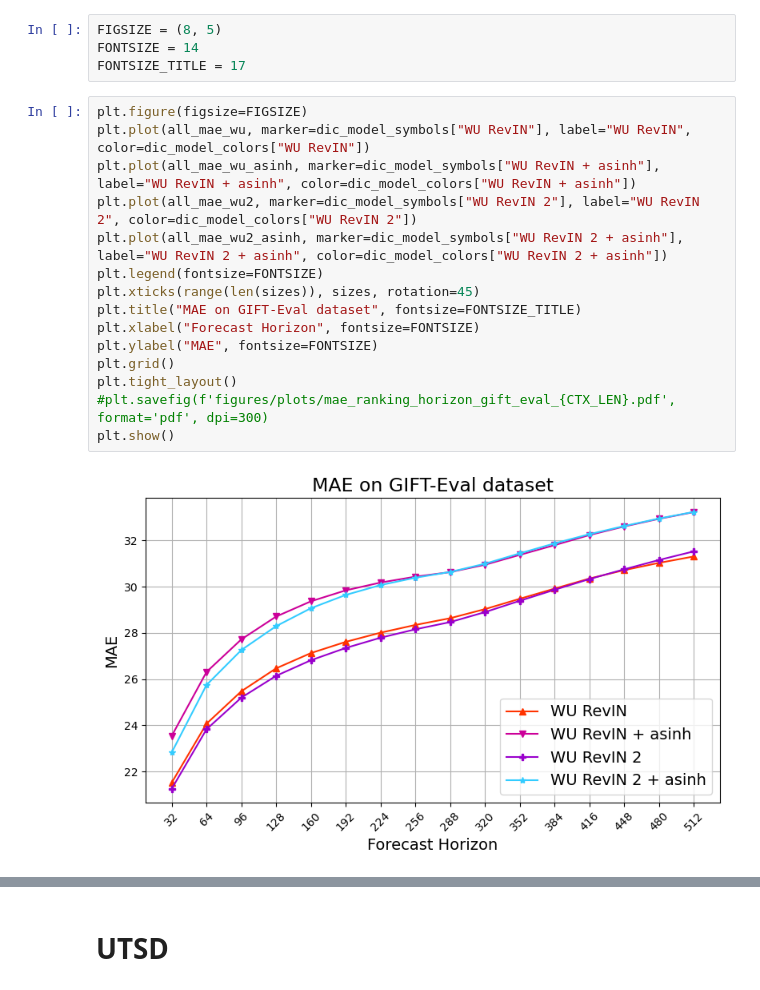
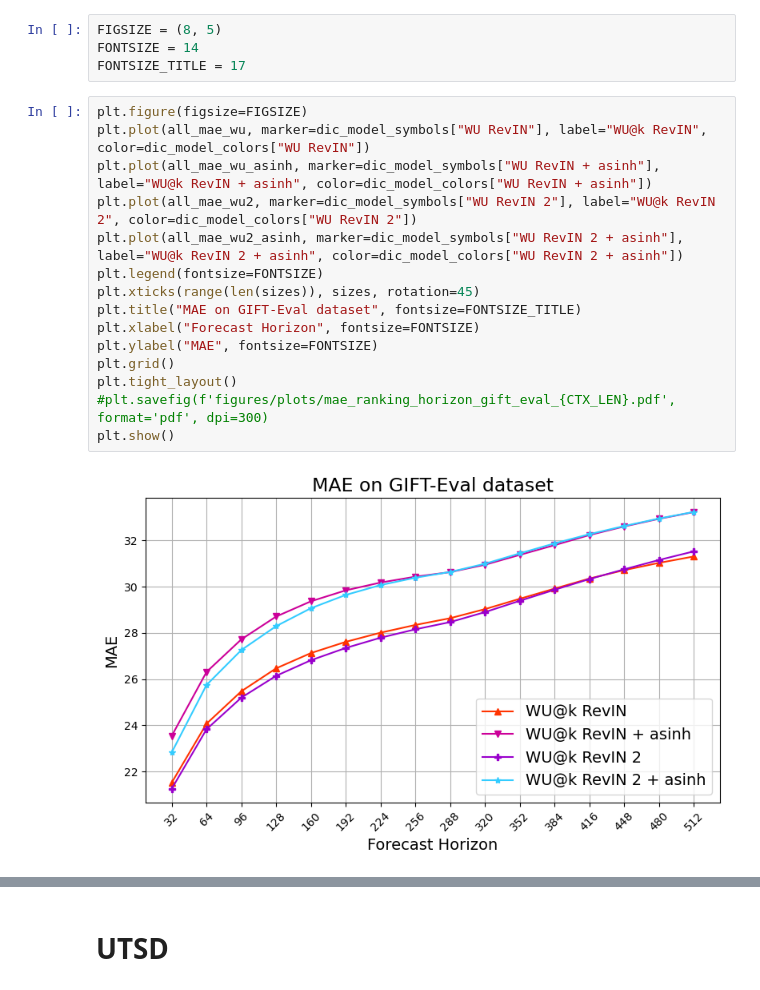
Before and after one commit to vilhess/normalizer, a Jupyter notebook: notebooks/warmup_comparison.ipynb, the cells around one changed output, grey strips where cells are left out. Cells and saved outputs as stored; diff of their text form.

Commit message:
labels

```diff
--- a/notebooks/warmup_comparison.ipynb
+++ b/notebooks/warmup_comparison.ipynb
@@ -107,20 +107,20 @@ FONTSIZE = 14
 FONTSIZE_TITLE = 17
 # %%
 plt.figure(figsize=FIGSIZE)
-plt.plot(all_mae_wu, marker=dic_model_symbols["WU RevIN"], label="WU RevIN", color=dic_model_colors["WU RevIN"])
-plt.plot(all_mae_wu_asinh, marker=dic_model_symbols["WU RevIN + asinh"], label="WU RevIN + asinh", color=dic_model_colors["WU RevIN + asinh"])
-plt.plot(all_mae_wu2, marker=dic_model_symbols["WU RevIN 2"], label="WU RevIN 2", color=dic_model_colors["WU RevIN 2"])
-plt.plot(all_mae_wu2_asinh, marker=dic_model_symbols["WU RevIN 2 + asinh"], label="WU RevIN 2 + asinh", color=dic_model_colors["WU RevIN 2 + asinh"])
+plt.plot(all_mae_wu, marker=dic_model_symbols["WU RevIN"], label="WU@k RevIN", color=dic_model_colors["WU RevIN"])
+plt.plot(all_mae_wu_asinh, marker=dic_model_symbols["WU RevIN + asinh"], label="WU@k RevIN + asinh", color=dic_model_colors["WU RevIN + asinh"])
+plt.plot(all_mae_wu2, marker=dic_model_symbols["WU RevIN 2"], label="WU@k RevIN 2", color=dic_model_colors["WU RevIN 2"])
+plt.plot(all_mae_wu2_asinh, marker=dic_model_symbols["WU RevIN 2 + asinh"], label="WU@k RevIN 2 + asinh", color=dic_model_colors["WU RevIN 2 + asinh"])
 plt.legend(fontsize=FONTSIZE)
 plt.xticks(range(len(sizes)), sizes, rotation=45)
 plt.title("MAE on GIFT-Eval dataset", fontsize=FONTSIZE_TITLE)
 plt.xlabel("Forecast Horizon", fontsize=FONTSIZE)
 plt.ylabel("MAE", fontsize=FONTSIZE)
 plt.grid()
 plt.tight_layout()
 #plt.savefig(f'figures/plots/mae_ranking_horizon_gift_eval_{CTX_LEN}.pdf', format='pdf', dpi=300)
 plt.show()
 # %% [output]
-[figure, old version]
+[figure, new version]
 # %%
 plt.figure(figsize=FIGSIZE)
```
Also changed, not shown: parts of 8 cells of this notebook, 4 other files.
